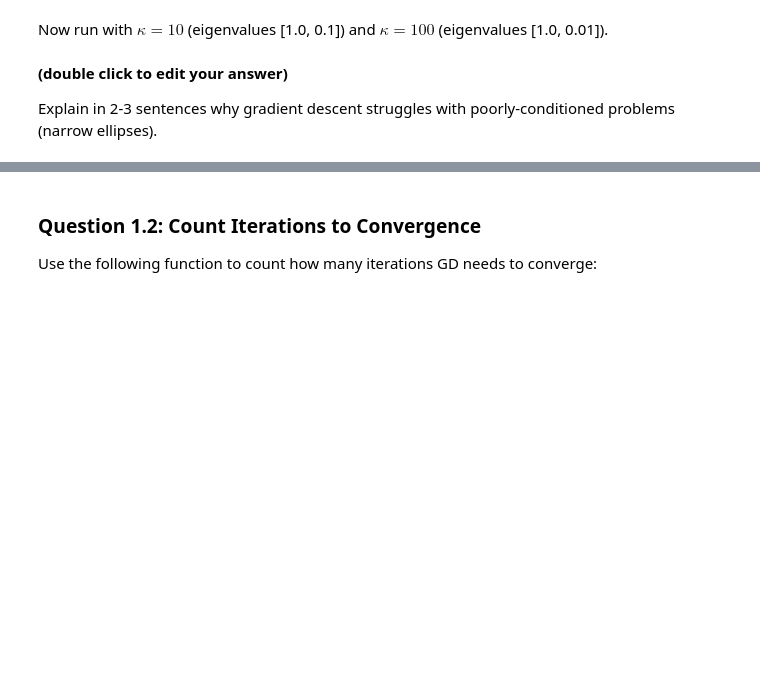
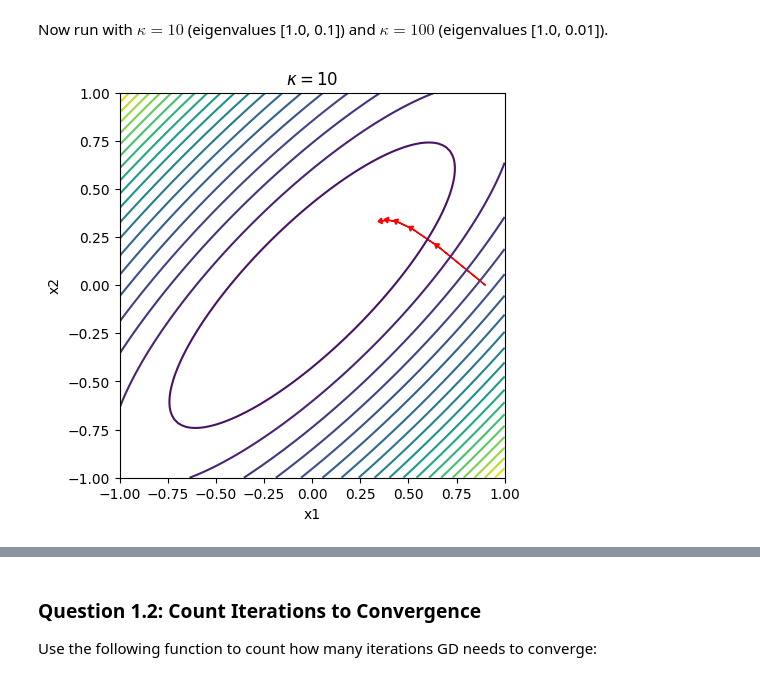
Before and after one commit to joanne-wanchiao-chang/econ_622_computational_econ, a Jupyter notebook: assessments/problem_set_3.ipynb, the cells around one changed output, grey strips where cells are left out. Cells and saved outputs as stored; diff of their text form; code cells hidden in the pictures; blank space fills up the shorter version.

```diff
--- a/assessments/problem_set_3.ipynb
+++ b/assessments/problem_set_3.ipynb
@@ -94,5 +92,8 @@ Now run with $\kappa = 10$ (eigenvalues \[1.0, 0.1\]) and $\kappa = 100$
-# %% [markdown]
-**(double click to edit your answer)**
-
-Explain in 2-3 sentences why gradient descent struggles with
-poorly-conditioned problems (narrow ellipses).
+# %%
+# Well-conditioned: kappa = 10
+Lambda_good = np.array([1.0, 0.1])
+plot_gd_steps(5, x_0, Lambda_good, eta)
+plt.title(r'$\kappa = 10$')
+plt.show()
+# %% [output]
+[figure, added]
```
Also changed, not shown: parts of 32 cells of this notebook.
